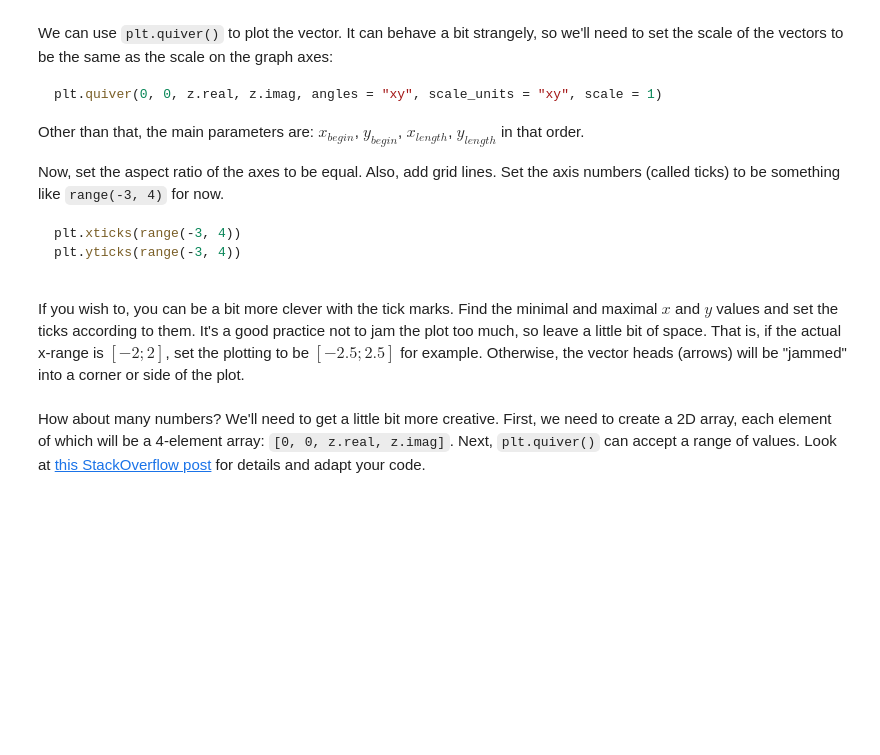
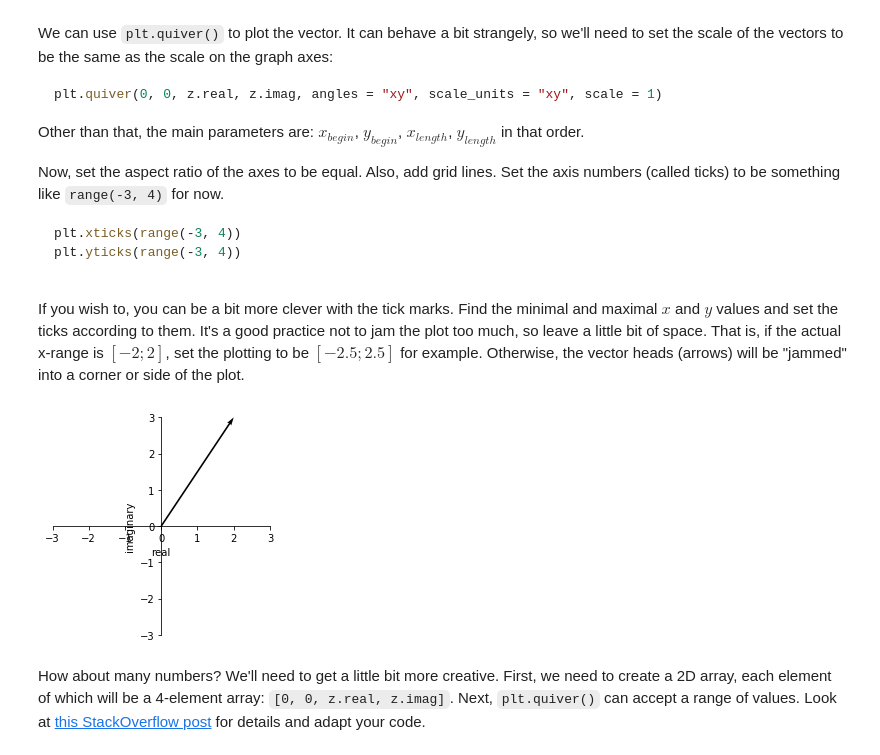
Before and after one commit to KostadinovK/Math-Concepts-For-Developers, a Jupyter notebook: 03-Basic-Algebra-Exercises/Basic Algebra Exercise.ipynb, the cells around one changed output. Drawn from its saved outputs; the diff is of its cells as text; code cells hidden in the pictures; blank space fills up the shorter version.

```diff
--- a/03-Basic-Algebra-Exercises/Basic Algebra Exercise.ipynb
+++ b/03-Basic-Algebra-Exercises/Basic Algebra Exercise.ipynb
@@ -220,3 +212,29 @@ plot_complex_number(2 + 3j)
+# %%
+def plot_complex_number(z):
+    """
+    Plots the complex number z as a radius vector in the 2D space
+    """
+    # Write your code here
+    real = z.real
+    imaginary = z.imag
+    plt.xlabel("real")
+    plt.ylabel("imaginary")
+
+
+    plt.quiver(0,0,real,imaginary,angles = "xy",scale_units = "xy", scale = 1)
+
+    ax = plt.gca()
+    ax.spines['left'].set_position("zero")
+    ax.spines['bottom'].set_position("zero")
+    ax.spines["top"].set_visible(False)
+    ax.spines["right"].set_visible(False)
+    ax.set_aspect("equal")
+    plt.xticks(range(-3, 4))
+    plt.yticks(range(-3, 4))
+
+plot_complex_number(2 + 3j)
+# %% [output]
+[figure, added]
 # %% [markdown]
 How about many numbers? We'll need to get a little bit more creative. First, we need to create a 2D array, each element of which will be a 4-element array: `[0, 0, z.real, z.imag]`. Next, `plt.quiver()` can accept a range of values. Look at [this StackOverflow post](https://stackoverflow.com/questions/12265234/how-to-plot-2d-math-vectors-with-matplotlib) for details and adapt your code.
 # %%
```
Also changed, not shown: parts of 13 cells of this notebook.
